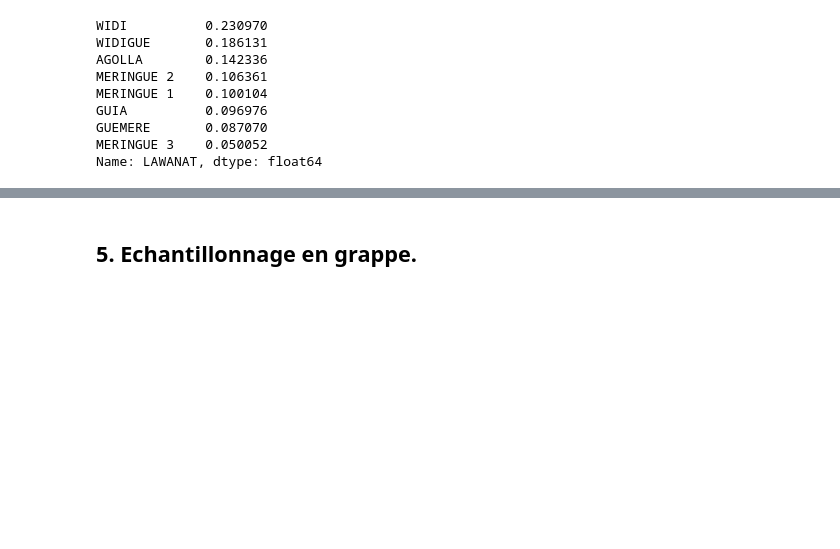
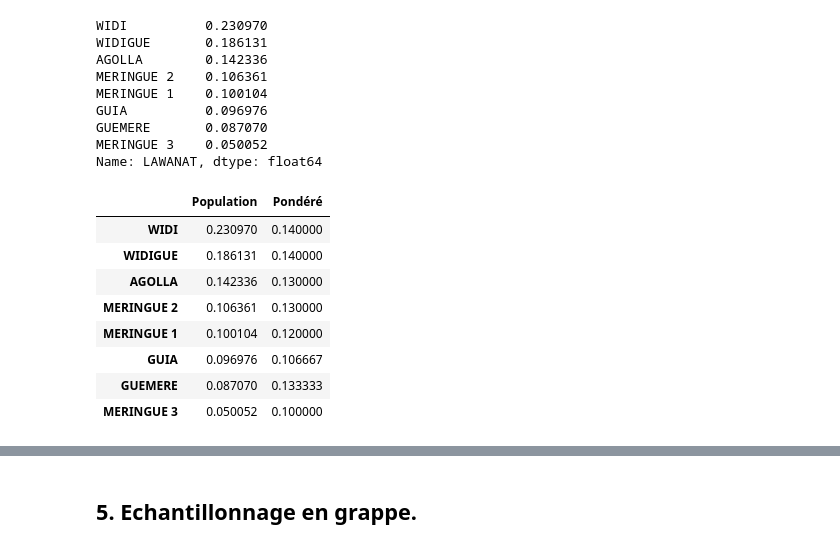
Before and after one commit to Djatche/Sampling, a Jupyter notebook: sampling_project.ipynb, the cells around one changed output, grey strips where cells are left out. Cells and saved outputs as stored; diff of their text form; code cells hidden in the pictures; blank space fills up the shorter version.

```diff
--- a/sampling_project.ipynb
+++ b/sampling_project.ipynb
@@ -675,3 +706,19 @@ GUIA          0.096976
 GUEMERE       0.087070
 MERINGUE 3    0.050052
 Name: LAWANAT, dtype: float64
+# %%
+df4=pd.concat([population.LAWANAT.value_counts(normalize=True), echantillon_pondere.LAWANAT.value_counts(normalize=True)],axis=1)
+# %%
+df4.columns = ['Population', 'Pondéré']
+# %%
+df4
+# %% [output]
+|  | Population | Pondéré |
+| WIDI | 0.230970 | 0.140000 |
+| WIDIGUE | 0.186131 | 0.140000 |
+| AGOLLA | 0.142336 | 0.130000 |
+| MERINGUE 2 | 0.106361 | 0.130000 |
+| MERINGUE 1 | 0.100104 | 0.120000 |
+| GUIA | 0.096976 | 0.106667 |
+| GUEMERE | 0.087070 | 0.133333 |
+| MERINGUE 3 | 0.050052 | 0.100000 |
```
Also changed, not shown: parts of 14 cells of this notebook, 8 other files.
